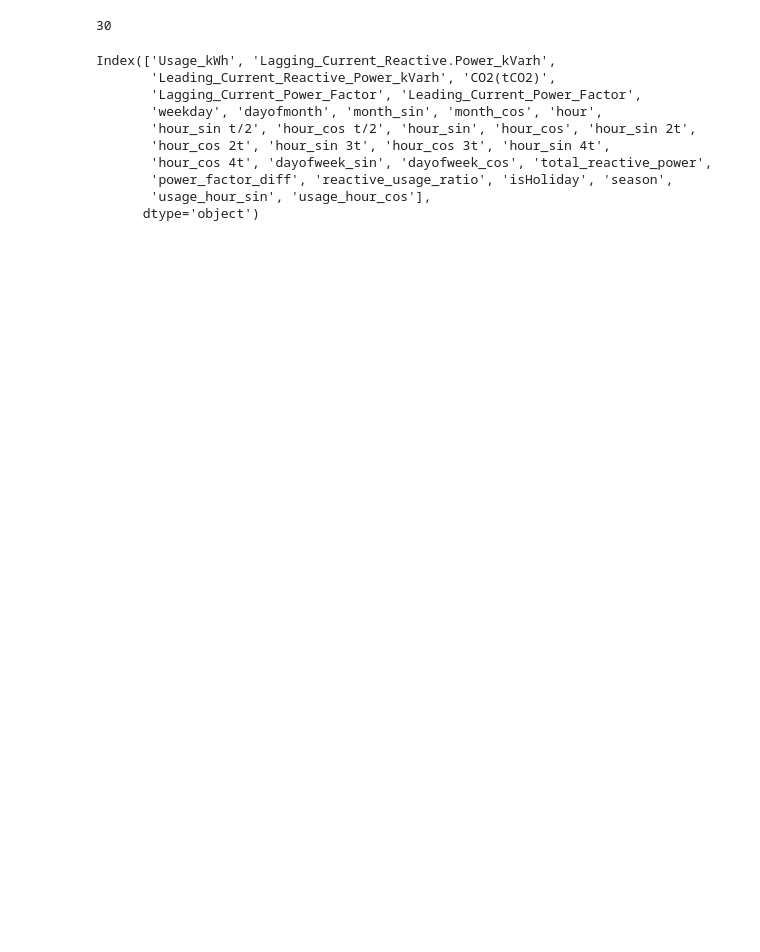
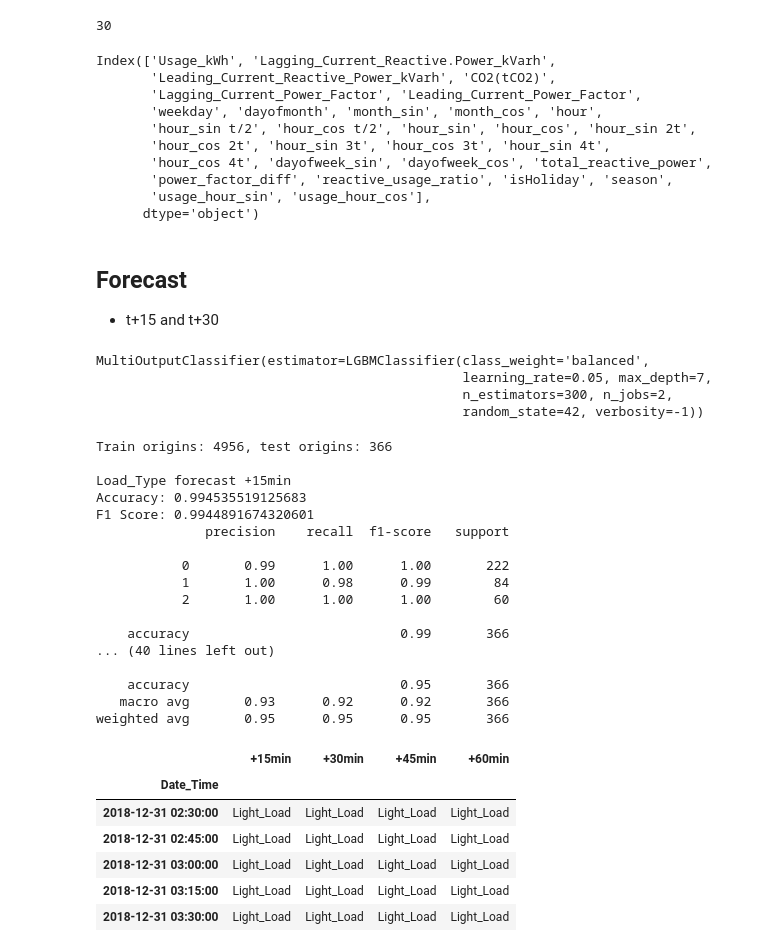
Before and after one commit to NevroHelios/power-load-forcasting, a Jupyter notebook: backend/notebooks/eda.ipynb, the cells around one changed output. Saved outputs shown, nothing was run; the diff lists cells and outputs as text; code cells hidden in the pictures; blank space fills up the shorter version.

```diff
--- a/backend/notebooks/eda.ipynb
+++ b/backend/notebooks/eda.ipynb
@@ -357,7 +346,8 @@ param_grid = {
 }
 # %%
 xgb_model = xgb.XGBClassifier()
-grid_search = GridSearchCV(estimator=xgb_model, param_grid=param_grid, cv=5, scoring='f1_macro', n_jobs=-1, verbose=2)
+tsvc = TimeSeriesSplit(n_splits=5)
+grid_search = GridSearchCV(estimator=xgb_model, param_grid=param_grid, cv=tsvc, scoring='f1_macro', n_jobs=-1, verbose=2)
 grid_search.fit(x_train, y_train)
 # %% [output]
 Fitting 5 folds for each of 12 candidates, totalling 60 fits
@@ -435,3 +464,3 @@ Parameters: { "scale_pos_weight" } are not used.
 # %%
-xgb_model = XGBClassifier(**grid_search.best_params_)
-xgb_model.fit(x_train, y_train)
+# xgb_model = XGBClassifier(**grid_search.best_params_)
+# xgb_model.fit(x_train, y_train)
@@ -622,3 +613,72 @@ Index(['Usage_kWh', 'Lagging_Current_Reactive.Power_kVarh',
        'power_factor_diff', 'reactive_usage_ratio', 'isHoliday', 'season',
        'usage_hour_sin', 'usage_hour_cos'],
       dtype='object')
+# %% [markdown]
+## Forecast
+- t+15 and t+30
+# %%
+
+forecast_data = (df.drop_duplicates('Date_Time', keep=False)
+                 .sort_values('Date_Time').set_index('Date_Time'))
+forecast_x = forecast_data.drop(columns=['Load_Type', 'train'])
+forecast_y = pd.DataFrame(index=forecast_data.index)
+for minutes in (15, 30, 45, 60):
+    forecast_y[f'+{minutes}min'] = forecast_data['Load_Type'].reindex(
+        forecast_data.index + pd.Timedelta(minutes=minutes)
+    ).to_numpy()
+
+valid = forecast_y.notna().all(axis=1)
+forecast_x = forecast_x.loc[valid]
+forecast_y = forecast_y.loc[valid].astype(int)
+cutoff = pd.Timestamp('2018-12-01')
+
+forecast_train = forecast_x.index + pd.Timedelta(minutes=30) < cutoff
+forecast_test = ((forecast_x.index >= cutoff)
+                 & (forecast_x.index + pd.Timedelta(minutes=30) < pd.Timestamp('2019-01-01')))
+# %%
+forecast_model = MultiOutputClassifier(LGBMClassifier(
+    n_estimators=300, learning_rate=0.05, max_depth=7,
+    class_weight='balanced', random_state=42, verbosity=-1, n_jobs=2
+))
+forecast_model.fit(forecast_x.loc[forecast_train], forecast_y.loc[forecast_train])
+# %% [output]
+MultiOutputClassifier(estimator=LGBMClassifier(class_weight='balanced',
+                                               learning_rate=0.05, max_depth=7,
+                                               n_estimators=300, n_jobs=2,
+                                               random_state=42, verbosity=-1))
+# %%
+forecast_predictions = pd.DataFrame(
+    forecast_model.predict(forecast_x.loc[forecast_test]),
+    index=forecast_x.index[forecast_test], columns=forecast_y.columns
+)
+print(f'Train origins: {forecast_train.sum()}, test origins: {forecast_test.sum()}')
+for horizon in forecast_y.columns:
+    print(f'\nLoad_Type forecast {horizon}')
+    results(forecast_y.loc[forecast_test, horizon], forecast_predictions[horizon])
+
+forecast_predictions.replace(rev_load).tail()
+# %% [output]
+Train origins: 4956, test origins: 366
+
+Load_Type forecast +15min
+Accuracy: 0.994535519125683
+F1 Score: 0.9944891674320601
+              precision    recall  f1-score   support
+
+           0       0.99      1.00      1.00       222
+           1       1.00      0.98      0.99        84
+           2       1.00      1.00      1.00        60
+
+    accuracy                           0.99       366
+... (40 lines left out)
+
+    accuracy                           0.95       366
+   macro avg       0.93      0.92      0.92       366
+weighted avg       0.95      0.95      0.95       366
+|  | +15min | +30min | +45min | +60min |
+| Date_Time |  |  |  |  |
+| 2018-12-31 02:30:00 | Light_Load | Light_Load | Light_Load | Light_Load |
+| 2018-12-31 02:45:00 | Light_Load | Light_Load | Light_Load | Light_Load |
+| 2018-12-31 03:00:00 | Light_Load | Light_Load | Light_Load | Light_Load |
+| 2018-12-31 03:15:00 | Light_Load | Light_Load | Light_Load | Light_Load |
+| 2018-12-31 03:30:00 | Light_Load | Light_Load | Light_Load | Light_Load |
```
Also changed, not shown: parts of 18 cells of this notebook.
